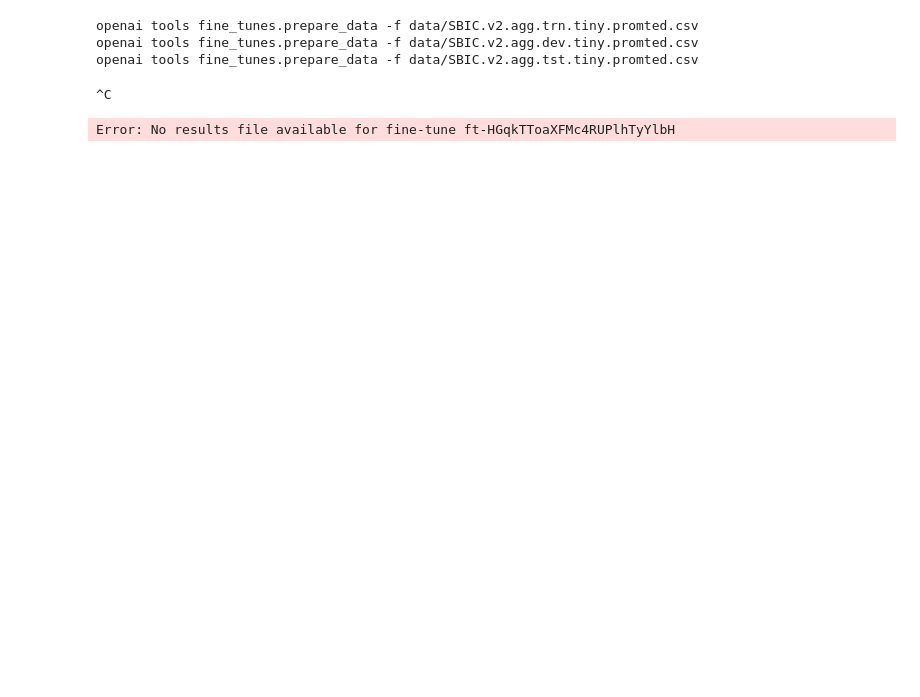
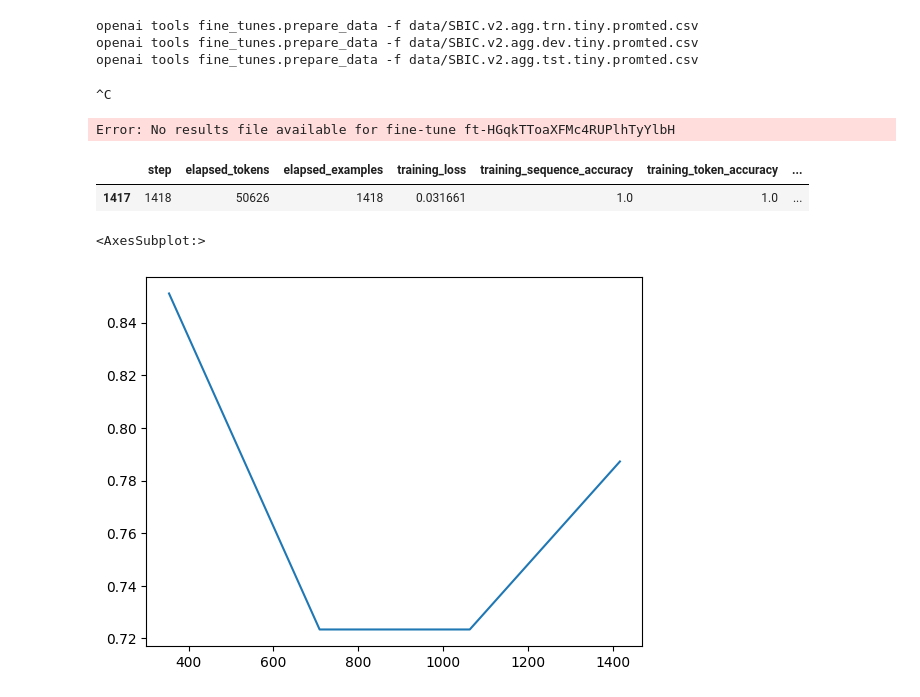
Before and after one commit to debonil/hate-speech-detection, a Jupyter notebook: notebooks/data_prep.ipynb, the cells around one changed output. Drawn from its saved outputs; the diff is of its cells as text; code cells hidden in the pictures; blank space fills up the shorter version.

```diff
--- a/notebooks/data_prep.ipynb
+++ b/notebooks/data_prep.ipynb
@@ -27,2 +27,13 @@ openai tools fine_tunes.prepare_data -f data/SBIC.v2.agg.tst.tiny.promted.csv
 # %% [output]
 Error: No results file available for fine-tune ft-HGqkTToaXFMc4RUPlhTyYlbH
+# %%
+results = pd.read_csv('../results/result.csv')
+results[results['classification/accuracy'].notnull()].tail(1)
+# %% [output]
+|  | step | elapsed_tokens | elapsed_examples | training_loss | training_sequence_accuracy | training_token_accuracy | ... |
+| 1417 | 1418 | 50626 | 1418 | 0.031661 | 1.0 | 1.0 | ... |
+# %%
+results[results['classification/accuracy'].notnull()]['classification/accuracy'].plot()
+# %% [output]
+<AxesSubplot:>
+[figure, added]
```
Also changed, not shown: parts of 7 cells of this notebook, 8 other files.
